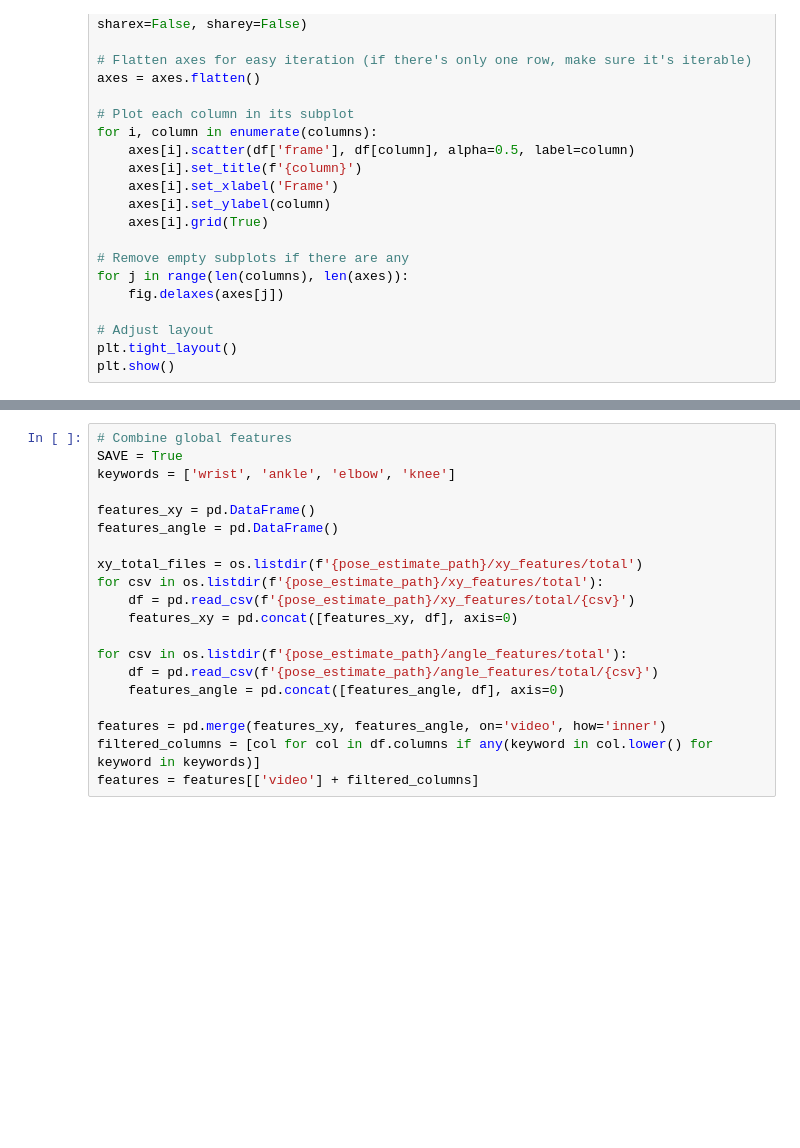
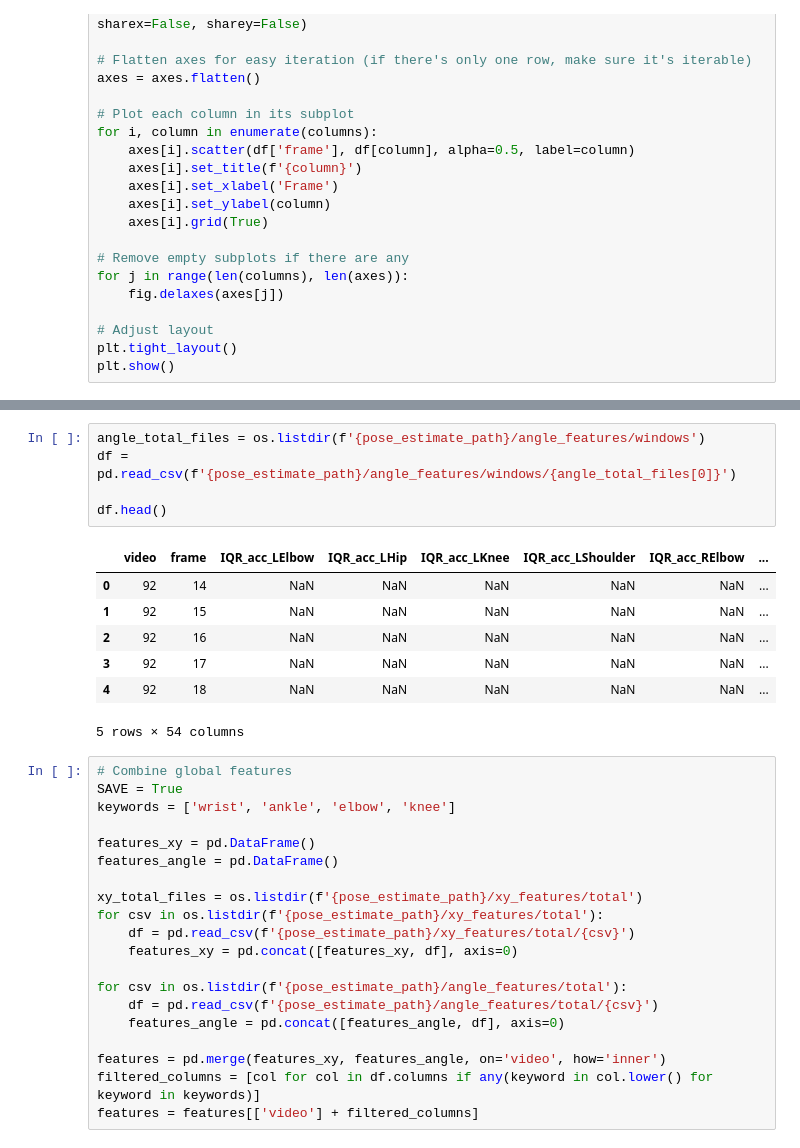
Before and after one commit to quietscientist/gma_score_prediction_from_video, a Jupyter notebook: 1_ProcessDetections.ipynb, the cells around one changed output, grey strips where cells are left out. Saved outputs shown, nothing was run; the diff lists cells and outputs as text; blank space fills up the shorter version.

Commit message:
checks to ensure consistent naming and feature count for total/window feature computations

```diff
--- a/1_ProcessDetections.ipynb
+++ b/1_ProcessDetections.ipynb
@@ -691,3 +699,16 @@ df.head()
+# %%
+angle_total_files = os.listdir(f'{pose_estimate_path}/angle_features/windows')
+df = pd.read_csv(f'{pose_estimate_path}/angle_features/windows/{angle_total_files[0]}')
+
+df.head()
+# %% [output]
+|  | video | frame | IQR_acc_LElbow | IQR_acc_LHip | IQR_acc_LKnee | IQR_acc_LShoulder | IQR_acc_RElbow | ... |
+| 0 | 92 | 14 | NaN | NaN | NaN | NaN | NaN | ... |
+| 1 | 92 | 15 | NaN | NaN | NaN | NaN | NaN | ... |
+| 2 | 92 | 16 | NaN | NaN | NaN | NaN | NaN | ... |
+| 3 | 92 | 17 | NaN | NaN | NaN | NaN | NaN | ... |
+| 4 | 92 | 18 | NaN | NaN | NaN | NaN | NaN | ... |
+5 rows × 54 columns
 # %%
 # Combine global features
 SAVE = True
```
Also changed, not shown: parts of 19 cells of this notebook.
